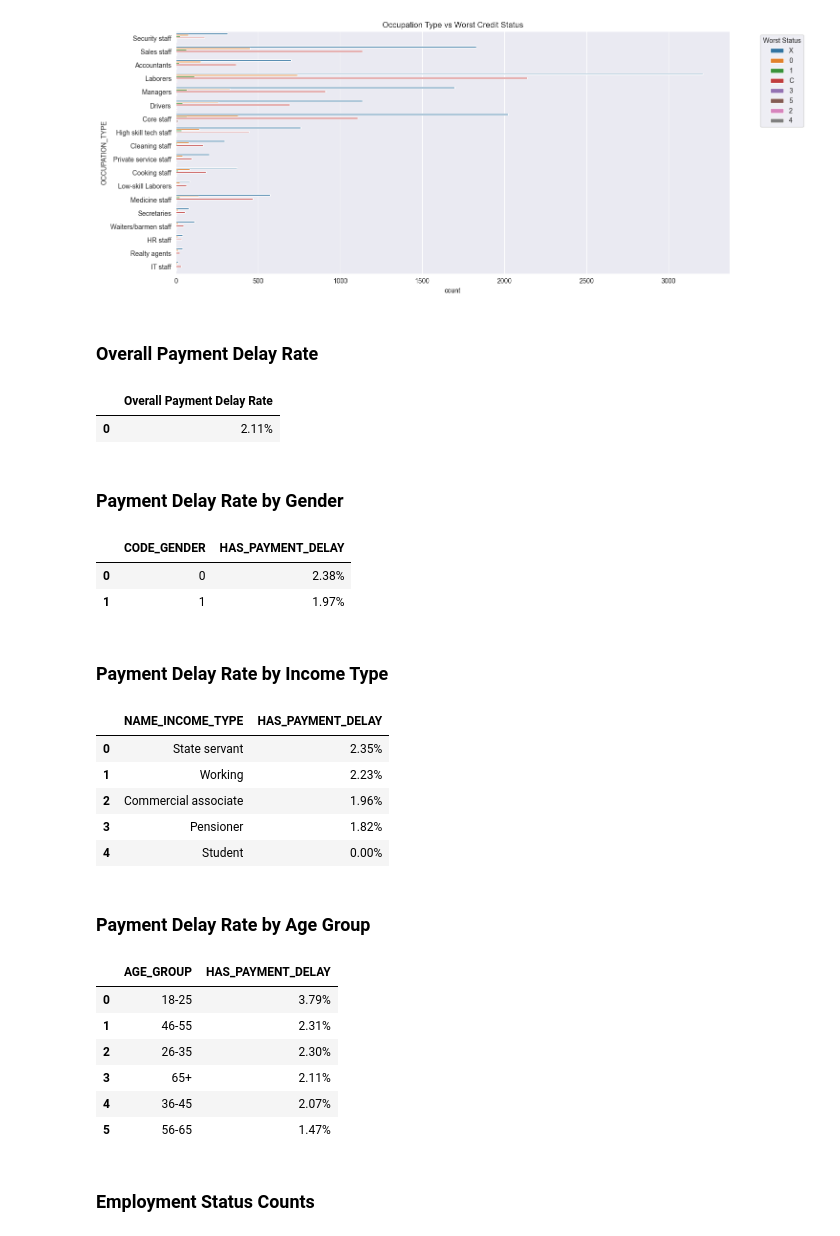
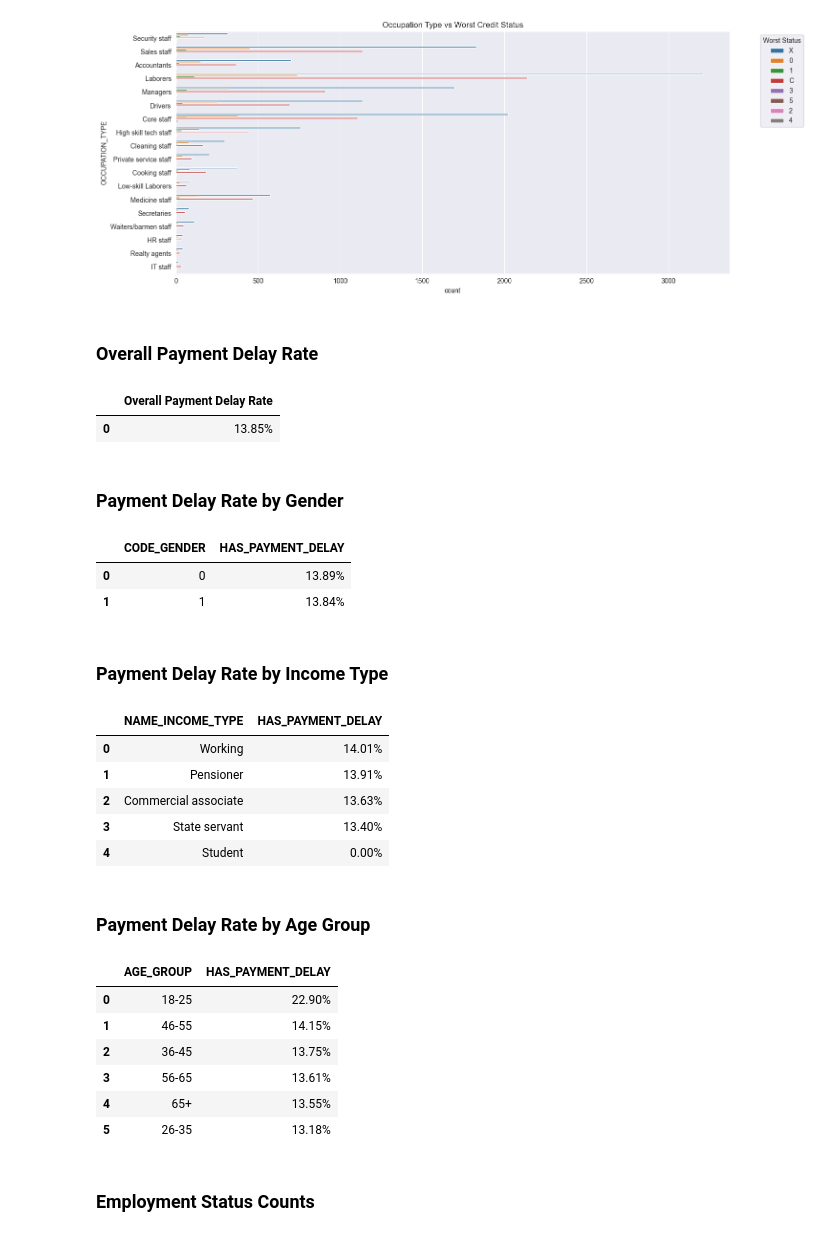
Before and after one commit to eliasqueirogavieira/AnaliseCredito, a Jupyter notebook: analise_credito.ipynb, the cells around one changed output. Cells and saved outputs as stored; diff of their text form; code cells hidden in the pictures.

```diff
--- a/analise_credito.ipynb
+++ b/analise_credito.ipynb
@@ -318,7 +318,7 @@ plt.show()
 [figure]
 # %%
 # Calculate the overall bad payer rate
-combined_df['HAS_PAYMENT_DELAY'] = combined_df['WORST_STATUS_NUM'] >= 3
+combined_df['HAS_PAYMENT_DELAY'] = combined_df['WORST_STATUS_NUM'] >= 2
 bad_payer_rate = combined_df['HAS_PAYMENT_DELAY'].mean()
 overall_bad_payer = pd.DataFrame({'Overall Payment Delay Rate': [bad_payer_rate]})
 styled_overall = overall_bad_payer.style.format({'Overall Payment Delay Rate': '{:.2%}'})
@@ -326,46 +326,46 @@ display(HTML("<h3>Overall Payment Delay Rate</h3>"))
 display(styled_overall)
 
 # Analyze payment delay rate by gender
 gender_bad_payer = combined_df.groupby('CODE_GENDER')['HAS_PAYMENT_DELAY'].mean().reset_index()
 styled_gender = gender_bad_payer.style.format({'HAS_PAYMENT_DELAY': '{:.2%}'})
 display(HTML("<h3>Payment Delay Rate by Gender</h3>"))
 display(styled_gender)
 
 # Analyze payment delay rate by income type
 income_bad_payer = combined_df.groupby('NAME_INCOME_TYPE')['HAS_PAYMENT_DELAY'].mean().sort_values(ascending=False).reset_index()
 styled_income = income_bad_payer.style.format({'HAS_PAYMENT_DELAY': '{:.2%}'})
 display(HTML("<h3>Payment Delay Rate by Income Type</h3>"))
 display(styled_income)
 
 # Create age groups and analyze payment delay rate by age group
 combined_df['AGE_GROUP'] = pd.cut(combined_df['AGE'], bins=[0, 25, 35, 45, 55, 65, 100], labels=['18-25', '26-35', '36-45', '46-55', '56-65', '65+'])
 age_bad_payer = combined_df.groupby('AGE_GROUP', observed=True)['HAS_PAYMENT_DELAY'].mean().sort_values(ascending=False).reset_index()
 styled_age = age_bad_payer.style.format({'HAS_PAYMENT_DELAY': '{:.2%}'})
 display(HTML("<h3>Payment Delay Rate by Age Group</h3>"))
 display(styled_age)
 # %% [output]
 Overall Payment Delay Rate
 |  | Overall Payment Delay Rate |
-| 0 | 2.11% |
+| 0 | 13.85% |
 Payment Delay Rate by Gender
 |  | CODE_GENDER | HAS_PAYMENT_DELAY |
-| 0 | 0 | 2.38% |
-| 1 | 1 | 1.97% |
+| 0 | 0 | 13.89% |
+| 1 | 1 | 13.84% |
 Payment Delay Rate by Income Type
 |  | NAME_INCOME_TYPE | HAS_PAYMENT_DELAY |
-| 0 | State servant | 2.35% |
-| 1 | Working | 2.23% |
-| 2 | Commercial associate | 1.96% |
-| 3 | Pensioner | 1.82% |
+| 0 | Working | 14.01% |
+| 1 | Pensioner | 13.91% |
+| 2 | Commercial associate | 13.63% |
+| 3 | State servant | 13.40% |
 | 4 | Student | 0.00% |
 Payment Delay Rate by Age Group
 |  | AGE_GROUP | HAS_PAYMENT_DELAY |
-| 0 | 18-25 | 3.79% |
-| 1 | 46-55 | 2.31% |
-| 2 | 26-35 | 2.30% |
-| 3 | 65+ | 2.11% |
-| 4 | 36-45 | 2.07% |
-| 5 | 56-65 | 1.47% |
+| 0 | 18-25 | 22.90% |
+| 1 | 46-55 | 14.15% |
+| 2 | 36-45 | 13.75% |
+| 3 | 56-65 | 13.61% |
+| 4 | 65+ | 13.55% |
+| 5 | 26-35 | 13.18% |
 # %%
 # Create a new column for employment status
 combined_df['EMPLOYMENT_STATUS'] = np.where(combined_df['DAYS_EMPLOYED'] < 0, 'Employed', 'Unemployed')
```
Also changed, not shown: parts of 8 cells of this notebook.
